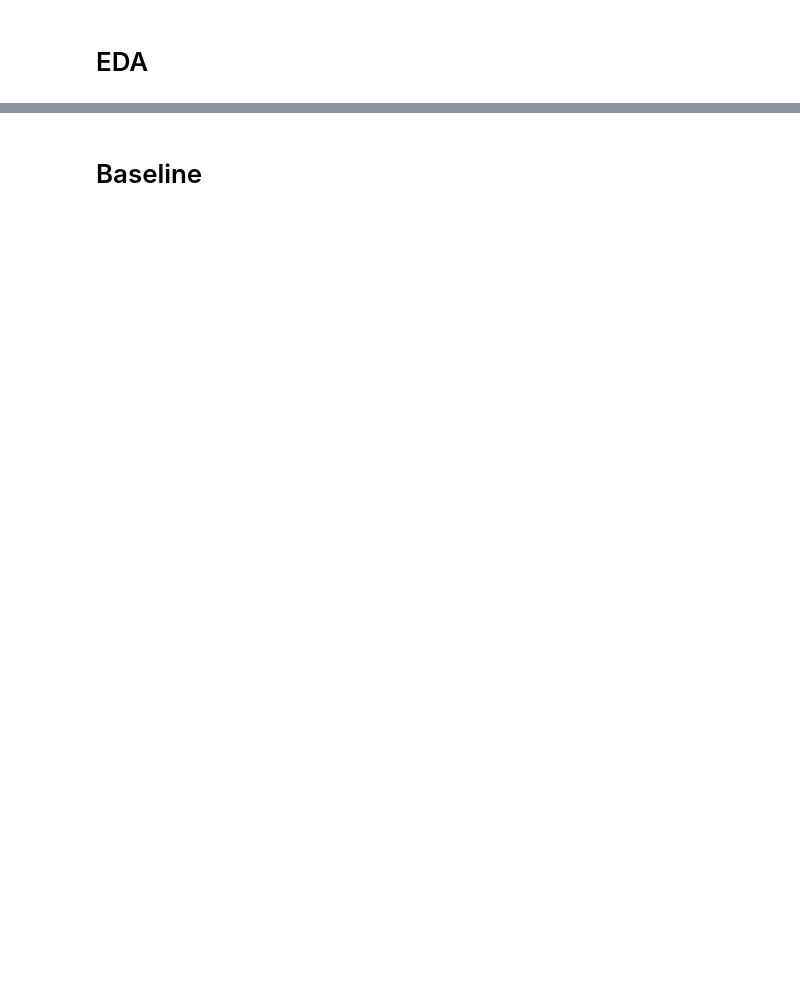
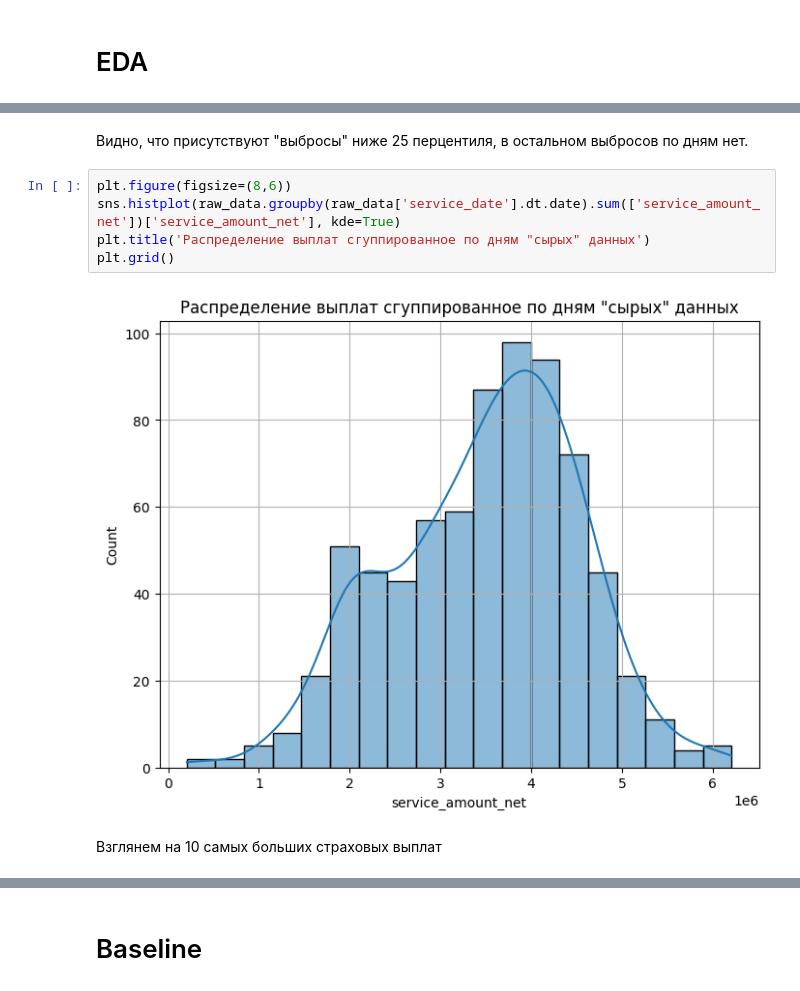
Before and after one commit to ATHigh/RiskPredict-Sber, a Jupyter notebook: solution.ipynb, the cells around one changed output, grey strips where cells are left out. Cells and saved outputs as stored; diff of their text form; blank space fills up the shorter version.

```diff
--- a/solution.ipynb
+++ b/solution.ipynb
@@ -13,0 +324,11 @@ ParserError: Error tokenizing data. C error: Expected 1 fields in line 50, saw 2
+# %% [markdown]
+Видно, что присутствуют "выбросы" ниже 25 перцентиля, в остальном выбросов по дням нет.
+# %%
+plt.figure(figsize=(8,6))
+sns.histplot(raw_data.groupby(raw_data['service_date'].dt.date).sum(['service_amount_net'])['service_amount_net'], kde=True)
+plt.title('Распределение выплат сгуппированное по дням "сырых" данных')
+plt.grid()
+# %% [output]
+[figure, added]
+# %% [markdown]
+Взглянем на 10 самых больших страховых выплат
```
Also changed, not shown: parts of 46 cells of this notebook.
